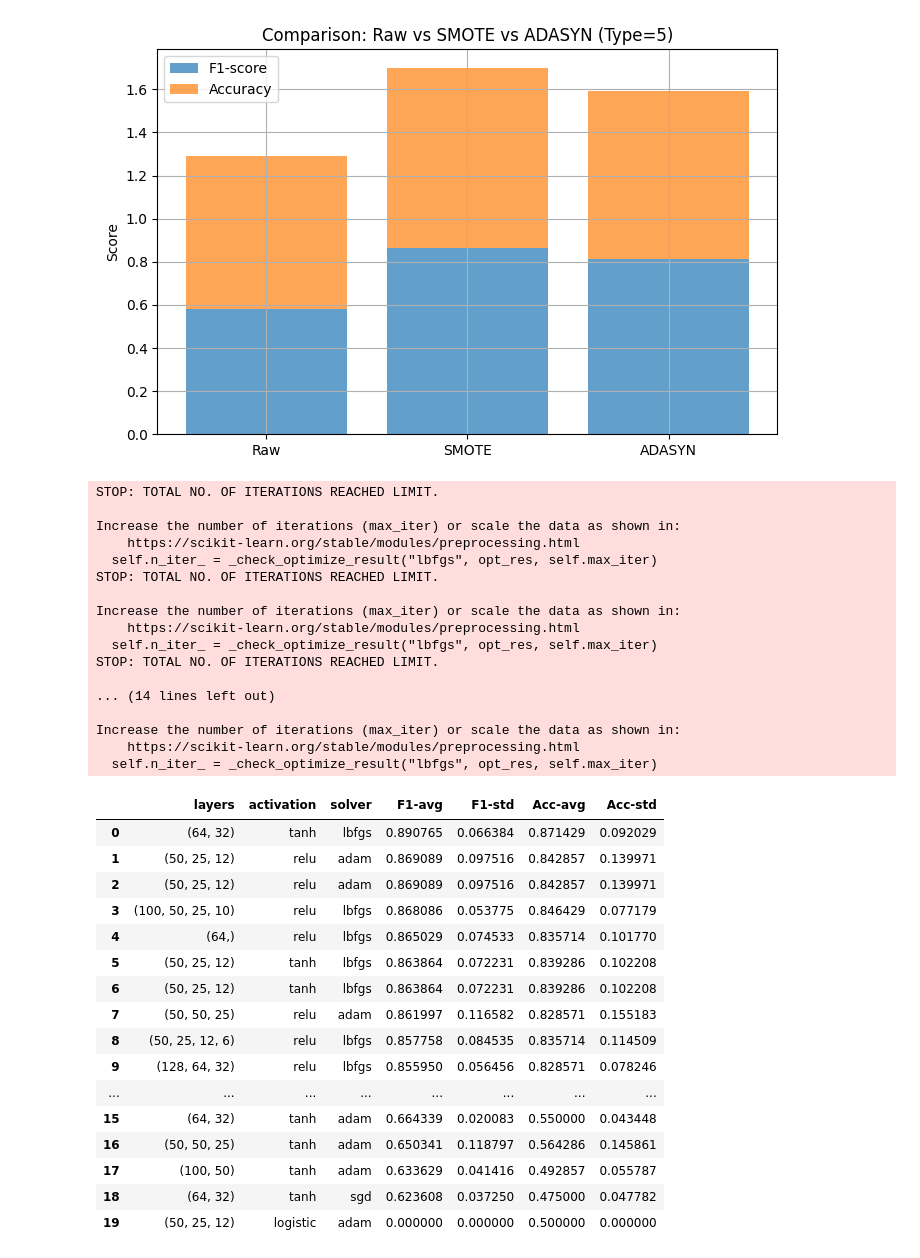
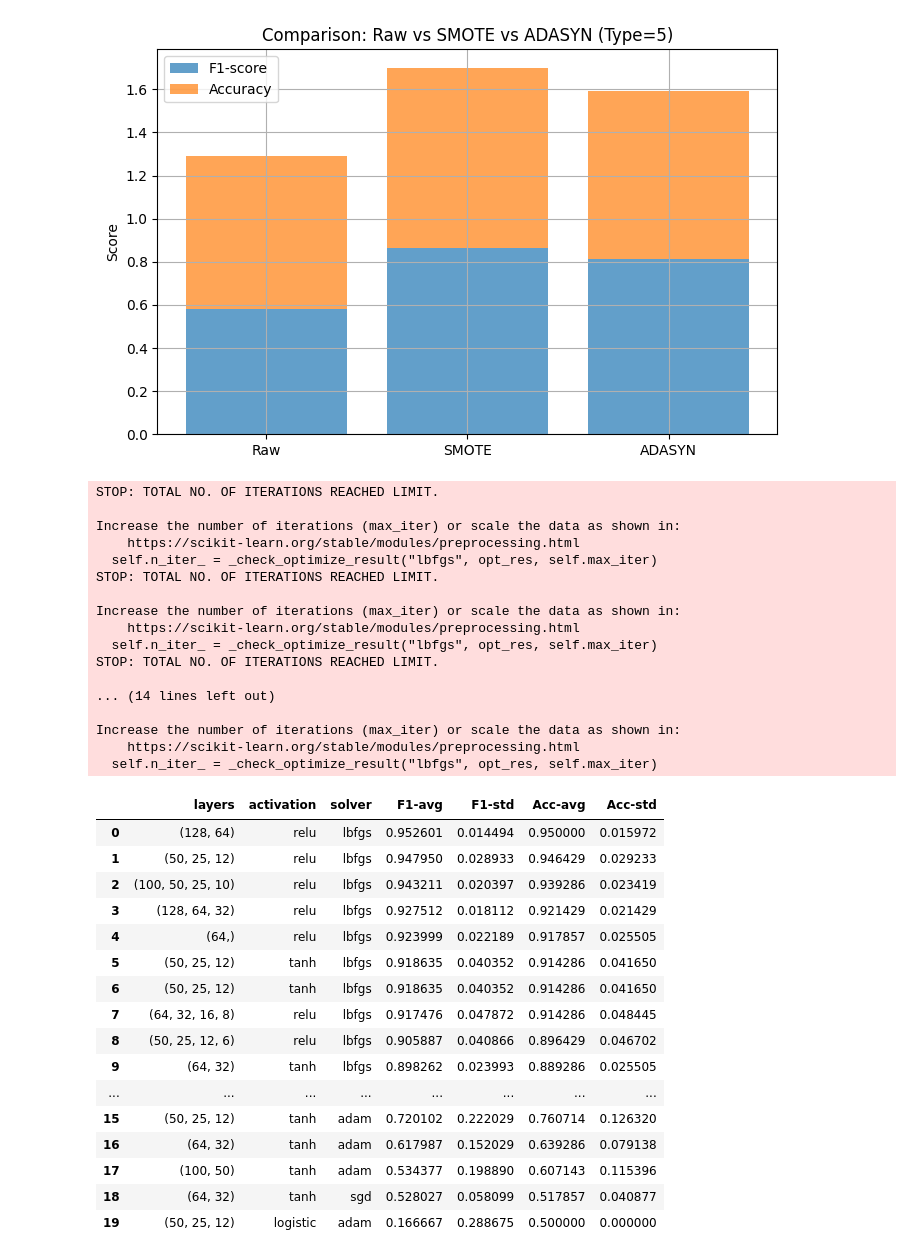
Before and after one commit to lcd12111/lb2, a Jupyter notebook: lp2/444.ipynb, the cells around one changed output. Saved outputs shown, nothing was run; the diff lists cells and outputs as text; code cells hidden in the pictures.

```diff
--- a/lp2/444.ipynb
+++ b/lp2/444.ipynb
@@ -119,12 +119,17 @@ from sklearn.neural_network import MLPClassifier
 from sklearn.preprocessing import MinMaxScaler
 from imblearn.over_sampling import SMOTE  # 可替换为 ADASYN
 
-# --------------------------------
-# 📂 2. 加载训练数据（使用 sorted_data.csv）
-# --------------------------------
-df = pd.read_csv("sorted_data.csv")  # 修改为 sorted_data.csv
-X = df.drop(columns=["Type"])  # 假设训练集包含 "Type" 列
-y = (df["Type"] == 5).astype(int)  # 将 Type=5 转为二分类目标（1 表示 Type=5，0 表示其他类型）
+# ----------------------------
+# 1. 加载数据（使用用户提供的sorted_data.csv）
+# ----------------------------
+train_data = pd.read_excel('Data_Set_(A+B).xlsx')
+
+# ----------------------------
+# 2. 特征/目标分离（保持原始逻辑）
+# ----------------------------
+# 修改点：将type=5转换为二分类目标
+X = train_data.drop(columns=["Type"])  # 假设特征列不包含type列
+y = (train_data["Type"] == 5).astype(int)  # 将type=5转为1，其他转为0
 
 # --------------------------------
 # 🔄 3. 归一化处理
@@ -141,27 +146,33 @@ X_bal, y_bal = smote.fit_resample(X, y)
 # --------------------------------
 # ⚙️ 5. 多组结构组合配置 config_list
 # --------------------------------
-config_list = [
-    {"layers": (50, 25, 12),         "activation": "relu",    "solver": "adam"},
-    {"layers": (50, 25, 12),         "activation": "tanh",    "solver": "adam"},
-    {"layers": (50, 25, 12),         "activation": "logistic","solver": "adam"},
-    {"layers": (50, 25, 12),         "activation": "relu",    "solver": "lbfgs"},
-    {"layers": (50, 25, 12),         "activation": "tanh",    "solver": "lbfgs"},
-    {"layers": (64,),                "activation": "relu",    "solver": "lbfgs"},
-    {"layers": (128, 64),            "activation": "relu",    "solver": "lbfgs"},
-    {"layers": (100, 50, 25, 10),    "activation": "relu",    "solver": "lbfgs"},
-    {"layers": (64, 32, 16, 8),      "activation": "relu",    "solver": "lbfgs"},
-    {"layers": (50, 25, 12, 6),      "activation": "relu",    "solver": "lbfgs"},
-    {"layers": (64, 32),             "activation": "tanh",    "solver": "adam"},
-    {"layers": (64, 32),             "activation": "tanh",    "solver": "lbfgs"},
-    {"layers": (64, 32),             "activation": "tanh",    "solver": "sgd"},
-    {"layers": (50, 50, 25),         "activation": "relu",    "solver": "adam"},
-    {"layers": (50, 50, 25),         "activation": "tanh",    "solver": "adam"},
-    {"layers": (100, 50),            "activation": "tanh",    "solver": "adam"},
-    {"layers": (128, 64, 32),        "activation": "relu",    "solver": "lbfgs"},
-    {"layers": (50, 25, 12),         "activation": "tanh",    "solver": "lbfgs"},
-    {"layers": (50, 25, 12),         "activation": "relu",    "solver": "adam"},
-    {"layers": (50, 25, 12, 6),      "activation": "relu",    "solver": "adam"},
+config_list = config_list = [
+    # 原始配置组
+    {"layers": (50, 25, 12), "activation": "relu", "solver": "adam"},
+    {"layers": (50, 25, 12), "activation": "tanh", "solver": "adam"},
+    {"layers": (50, 25, 12), "activation": "logistic", "solver": "adam"},
+    {"layers": (50, 25, 12), "activation": "relu", "solver": "lbfgs"},
+    {"layers": (50, 25, 12), "activation": "tanh", "solver": "lbfgs"},
+
+    # 扩展结构组
+    {"layers": (64,), "activation": "relu", "solver": "lbfgs"},
+    {"layers": (128, 64), "activation": "relu", "solver": "lbfgs"},
+    {"layers": (100, 50, 25, 10), "activation": "relu", "solver": "lbfgs"},
+    {"layers": (64, 32, 16, 8), "activation": "relu", "solver": "lbfgs"},
+    {"layers": (50, 25, 12, 6), "activation": "relu", "solver": "lbfgs"},
+
+    # 混合配置组
+    {"layers": (64, 32), "activation": "tanh", "solver": "adam"},
+    {"layers": (64, 32), "activation": "tanh", "solver": "lbfgs"},
+    {"layers": (64, 32), "activation": "tanh", "solver": "sgd"},
+
+    {"layers": (50, 50,25), "activation": "relu", "solver": "adam"},
+    {"layers": (50, 50,25), "activation": "tanh", "solver": "adam"},
+    {"layers": (100, 50), "activation": "tanh", "solver": "adam"},
+    {"layers": (128, 64, 32), "activation": "relu", "solver": "lbfgs"},
+    {"layers": (50, 25, 12), "activation": "tanh", "solver": "lbfgs"},
+    {"layers": (50, 25, 12), "activation": "relu", "solver": "adam"},
+    {"layers": (50, 25, 12,6), "activation": "relu", "solver": "adam"},
 ]
 
 # --------------------------------
@@ -188,49 +199,49 @@ for cfg in config_list:
         "F1-std": scores["test_f1"].std(),
         "Acc-avg": scores["test_accuracy"].mean(),
         "Acc-std": scores["test_accuracy"].std()
     })
 
 # --------------------------------
 # 📊 7. 显示结果表格
 # --------------------------------
 df_results = pd.DataFrame(results)
 df_results = df_results.sort_values(by="F1-avg", ascending=False).reset_index(drop=True)
 df_results
 # %% [output]
 STOP: TOTAL NO. OF ITERATIONS REACHED LIMIT.
 
 Increase the number of iterations (max_iter) or scale the data as shown in:
     https://scikit-learn.org/stable/modules/preprocessing.html
   self.n_iter_ = _check_optimize_result("lbfgs", opt_res, self.max_iter)
 STOP: TOTAL NO. OF ITERATIONS REACHED LIMIT.
 
 Increase the number of iterations (max_iter) or scale the data as shown in:
     https://scikit-learn.org/stable/modules/preprocessing.html
   self.n_iter_ = _check_optimize_result("lbfgs", opt_res, self.max_iter)
 STOP: TOTAL NO. OF ITERATIONS REACHED LIMIT.
 
 ... (14 lines left out)
 
 Increase the number of iterations (max_iter) or scale the data as shown in:
     https://scikit-learn.org/stable/modules/preprocessing.html
   self.n_iter_ = _check_optimize_result("lbfgs", opt_res, self.max_iter)
 |  | layers | activation | solver | F1-avg | F1-std | Acc-avg | Acc-std |
-| 0 | (64, 32) | tanh | lbfgs | 0.890765 | 0.066384 | 0.871429 | 0.092029 |
-| 1 | (50, 25, 12) | relu | adam | 0.869089 | 0.097516 | 0.842857 | 0.139971 |
-| 2 | (50, 25, 12) | relu | adam | 0.869089 | 0.097516 | 0.842857 | 0.139971 |
-| 3 | (100, 50, 25, 10) | relu | lbfgs | 0.868086 | 0.053775 | 0.846429 | 0.077179 |
-| 4 | (64,) | relu | lbfgs | 0.865029 | 0.074533 | 0.835714 | 0.101770 |
-| 5 | (50, 25, 12) | tanh | lbfgs | 0.863864 | 0.072231 | 0.839286 | 0.102208 |
-| 6 | (50, 25, 12) | tanh | lbfgs | 0.863864 | 0.072231 | 0.839286 | 0.102208 |
-| 7 | (50, 50, 25) | relu | adam | 0.861997 | 0.116582 | 0.828571 | 0.155183 |
-| 8 | (50, 25, 12, 6) | relu | lbfgs | 0.857758 | 0.084535 | 0.835714 | 0.114509 |
-| 9 | (128, 64, 32) | relu | lbfgs | 0.855950 | 0.056456 | 0.828571 | 0.078246 |
+| 0 | (128, 64) | relu | lbfgs | 0.952601 | 0.014494 | 0.950000 | 0.015972 |
+| 1 | (50, 25, 12) | relu | lbfgs | 0.947950 | 0.028933 | 0.946429 | 0.029233 |
+| 2 | (100, 50, 25, 10) | relu | lbfgs | 0.943211 | 0.020397 | 0.939286 | 0.023419 |
+| 3 | (128, 64, 32) | relu | lbfgs | 0.927512 | 0.018112 | 0.921429 | 0.021429 |
+| 4 | (64,) | relu | lbfgs | 0.923999 | 0.022189 | 0.917857 | 0.025505 |
+| 5 | (50, 25, 12) | tanh | lbfgs | 0.918635 | 0.040352 | 0.914286 | 0.041650 |
+| 6 | (50, 25, 12) | tanh | lbfgs | 0.918635 | 0.040352 | 0.914286 | 0.041650 |
+| 7 | (64, 32, 16, 8) | relu | lbfgs | 0.917476 | 0.047872 | 0.914286 | 0.048445 |
+| 8 | (50, 25, 12, 6) | relu | lbfgs | 0.905887 | 0.040866 | 0.896429 | 0.046702 |
+| 9 | (64, 32) | tanh | lbfgs | 0.898262 | 0.023993 | 0.889286 | 0.025505 |
 | ... | ... | ... | ... | ... | ... | ... | ... |
-| 15 | (64, 32) | tanh | adam | 0.664339 | 0.020083 | 0.550000 | 0.043448 |
-| 16 | (50, 50, 25) | tanh | adam | 0.650341 | 0.118797 | 0.564286 | 0.145861 |
-| 17 | (100, 50) | tanh | adam | 0.633629 | 0.041416 | 0.492857 | 0.055787 |
-| 18 | (64, 32) | tanh | sgd | 0.623608 | 0.037250 | 0.475000 | 0.047782 |
-| 19 | (50, 25, 12) | logistic | adam | 0.000000 | 0.000000 | 0.500000 | 0.000000 |
+| 15 | (50, 25, 12) | tanh | adam | 0.720102 | 0.222029 | 0.760714 | 0.126320 |
+| 16 | (64, 32) | tanh | adam | 0.617987 | 0.152029 | 0.639286 | 0.079138 |
+| 17 | (100, 50) | tanh | adam | 0.534377 | 0.198890 | 0.607143 | 0.115396 |
+| 18 | (64, 32) | tanh | sgd | 0.528027 | 0.058099 | 0.517857 | 0.040877 |
+| 19 | (50, 25, 12) | logistic | adam | 0.166667 | 0.288675 | 0.500000 | 0.000000 |
 # %%
 import pandas as pd
 import numpy as np
```
Also changed, not shown: parts of 2 cells of this notebook, 4 other files.
